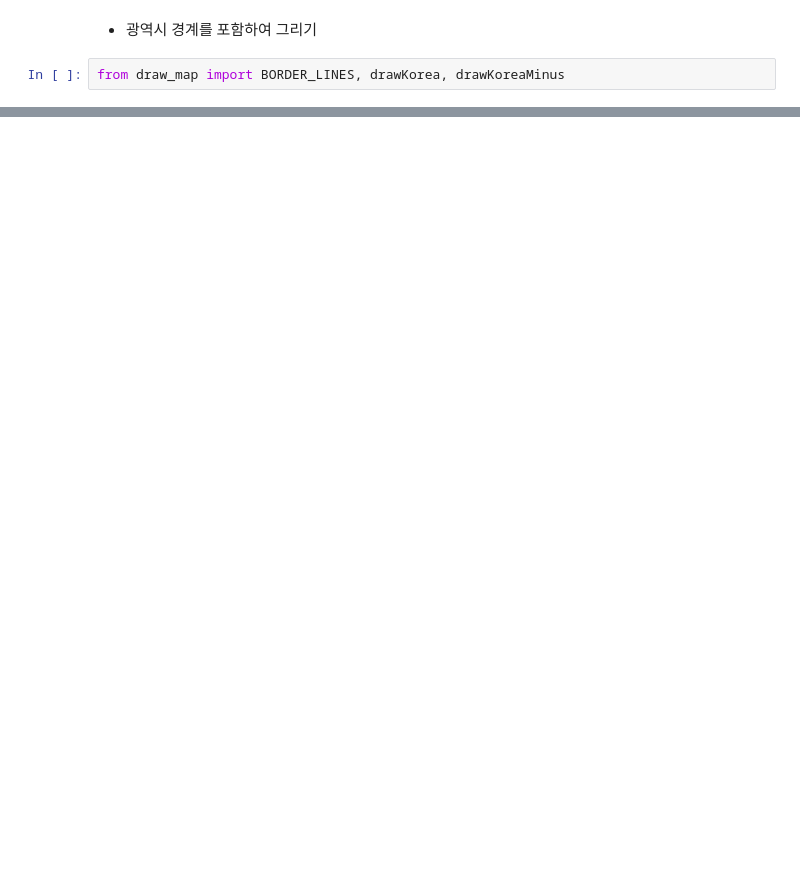
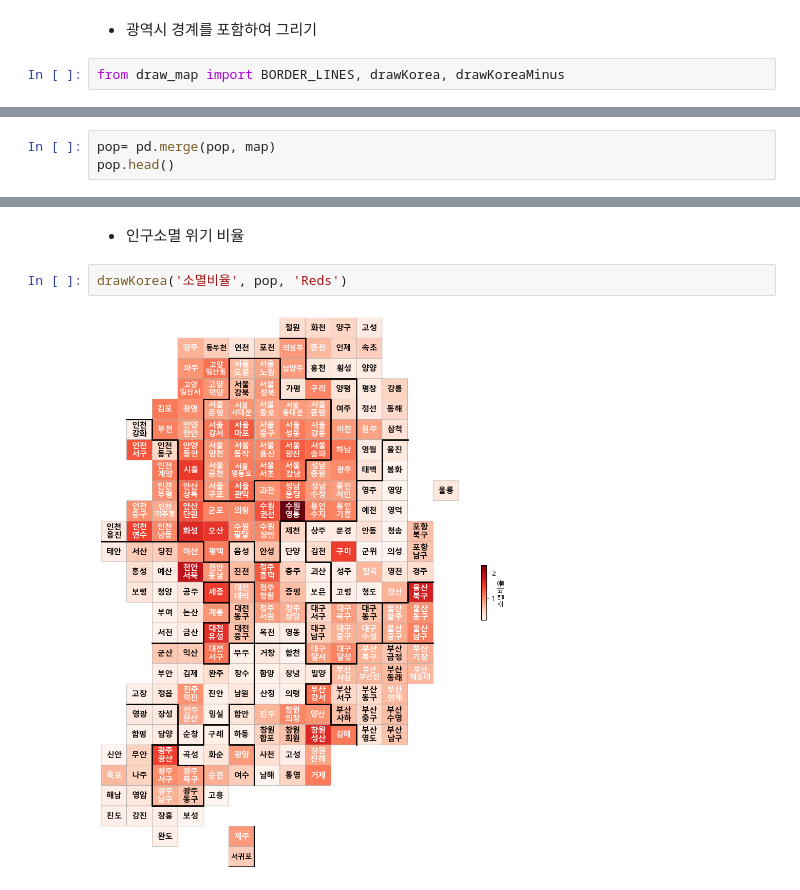
Before and after one commit to njy622/DataAnalysis-2023.09, a Jupyter notebook: 10.Catogram/03.인구소멸위기지역-시각화.ipynb, the cells around one changed output, grey strips where cells are left out. Saved outputs shown, nothing was run; the diff lists cells and outputs as text; blank space fills up the shorter version.

```diff
--- a/10.Catogram/03.인구소멸위기지역-시각화.ipynb
+++ b/10.Catogram/03.인구소멸위기지역-시각화.ipynb
@@ -124,0 +124,3 @@ KeyError: 'y'
+# %%
+pop= pd.merge(pop, map)
+pop.head()
@@ -124,0 +141,6 @@ KeyError: 'y'
+# %% [markdown]
+- 인구소멸 위기 비율
+# %%
+drawKorea('소멸비율', pop, 'Reds')
+# %% [output]
+[figure, added]
```
Also changed, not shown: parts of 12 cells of this notebook, 1 other file.
